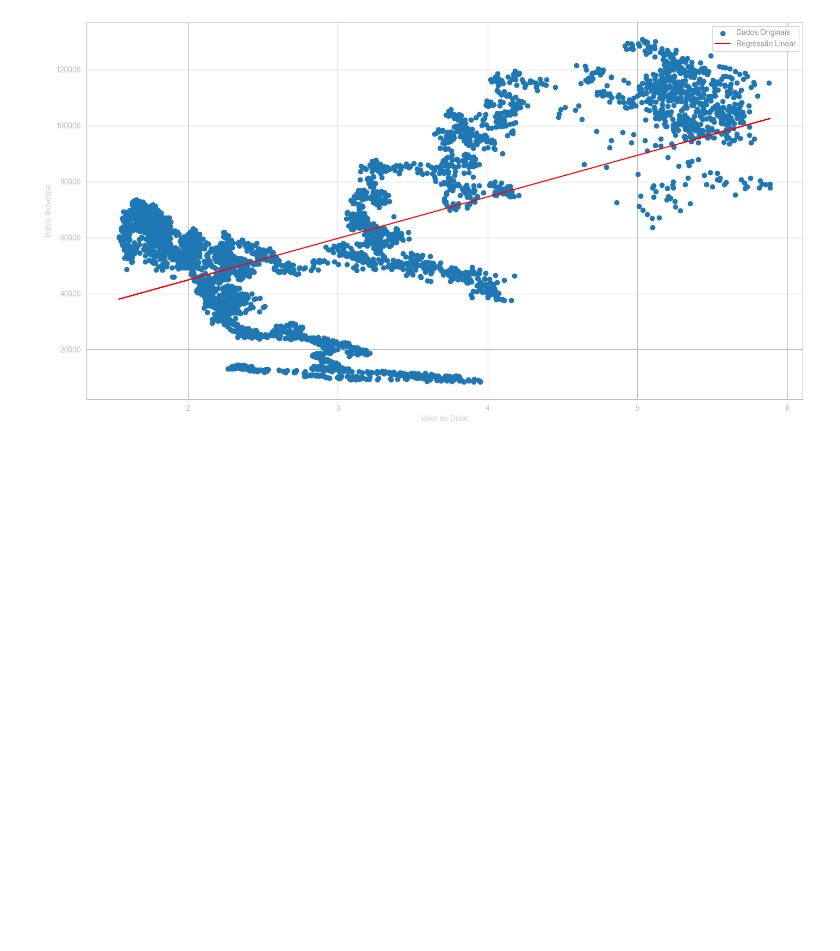
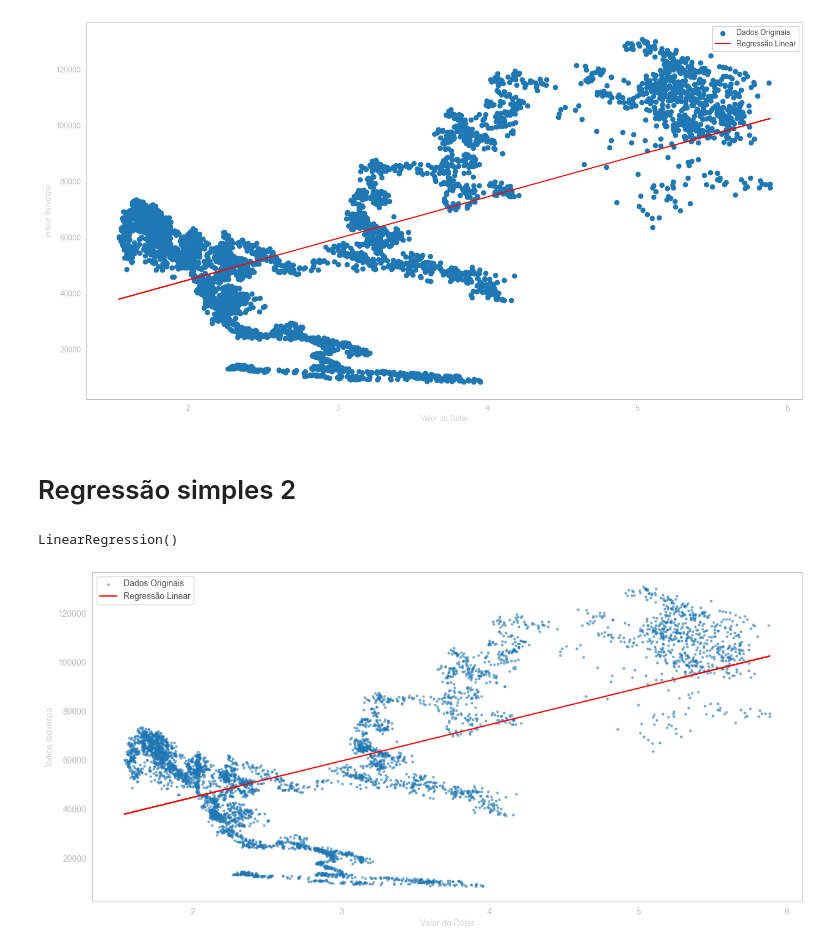
Before and after one commit to naruhikohama/tcc-adados, a Jupyter notebook: notebook.ipynb, the cells around one changed output. Drawn from its saved outputs; the diff is of its cells as text; code cells hidden in the pictures; blank space fills up the shorter version.

```diff
--- a/notebook.ipynb
+++ b/notebook.ipynb
@@ -463,3 +491,5 @@ plt.legend()
 plt.show()
 # %% [output]
 [figure]
+# %% [markdown]
+# Regressão simples 2
@@ -465,0 +498,20 @@ plt.show()
+# %%
+linear_model = LinearRegression()
+linear_model.fit(df1[['fechamento_dolar']], df1['fechamento_ibov'])
+# %% [output]
+LinearRegression()
+# %%
+pred = linear_model.predict(df1[['fechamento_dolar']])
+# %%
+fig, ax = plt.subplots(figsize=(15, 7))
+
+ax.scatter(df1['fechamento_dolar'], df1['fechamento_ibov'], label='Dados Originais', s = 5, alpha=0.5)
+ax.plot(df1['fechamento_dolar'], pred, label='Regressão Linear', color='red')
+
+ax.set_xlabel('Valor do Dólar')
+ax.set_ylabel('Índice Ibovespa')
+
+ax.legend()
+plt.show()
+# %% [output]
+[figure, added]
```
Also changed, not shown: parts of 8 cells of this notebook.
